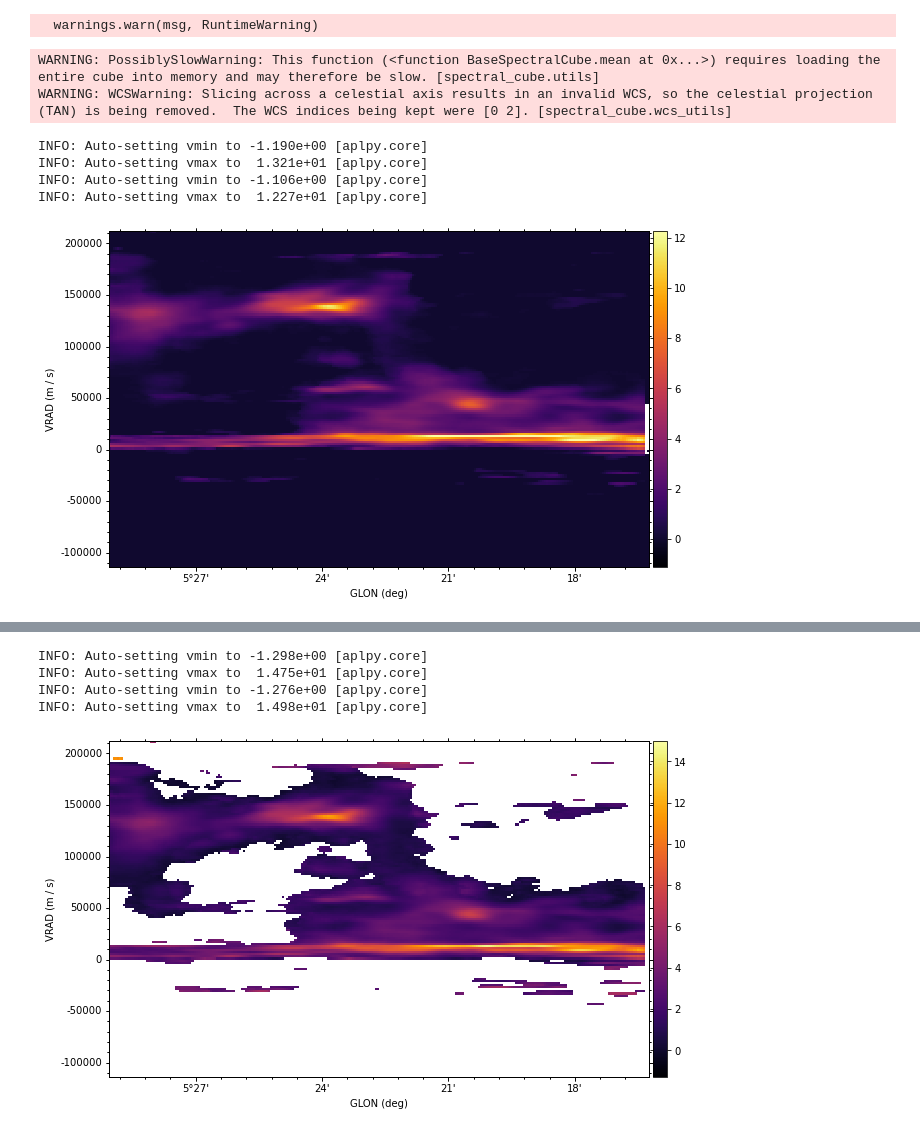
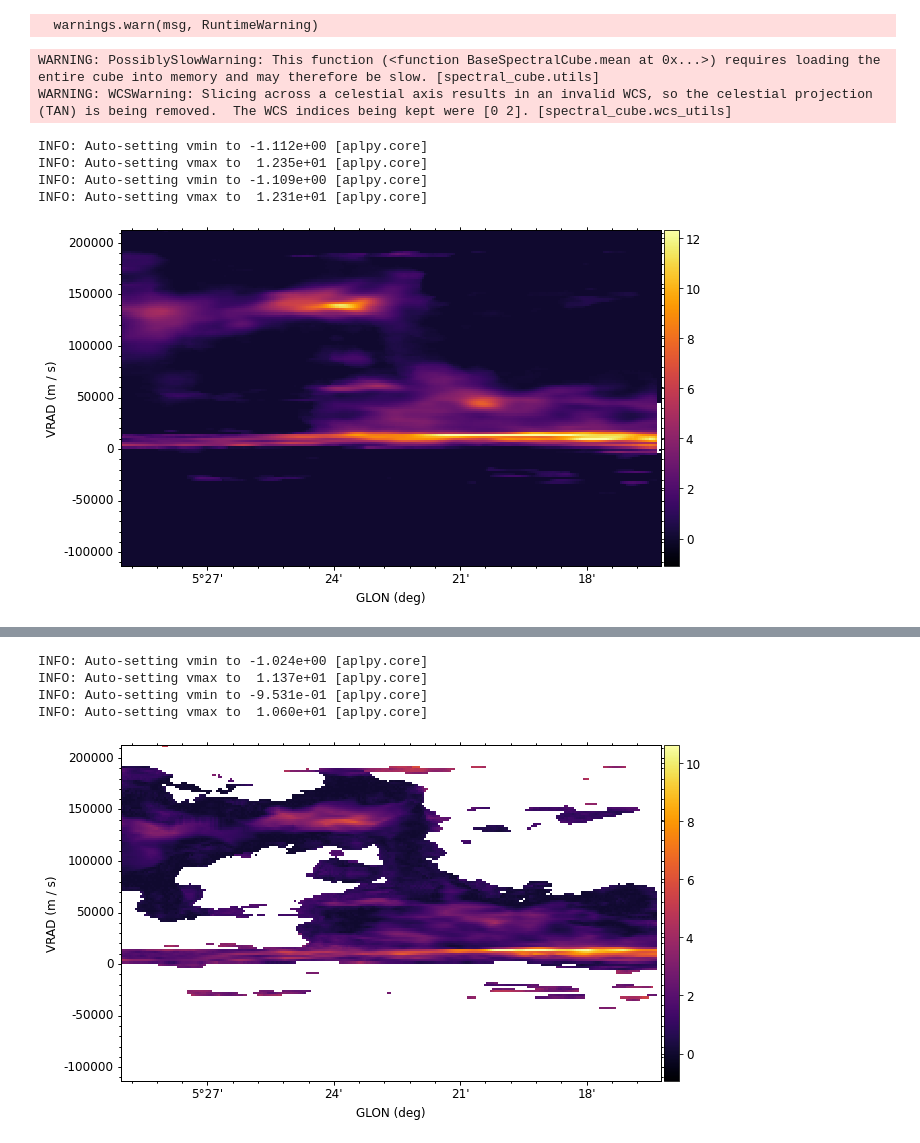
Before and after one commit to SpacialTree/clouds-g5-b1, a Jupyter notebook: downsampling.ipynb, the cells around one changed output, grey strips where cells are left out. Drawn from its saved outputs; the diff is of its cells as text; code cells hidden in the pictures.

```diff
--- a/downsampling.ipynb
+++ b/downsampling.ipynb
@@ -397,11 +415,11 @@ def funct(tau, A): # = R
 def F_25(tau, R=20, A=25):
     return R - funct(tau, A)
 
-def piecewise(slice17, slice29, inter, mini=1, maxi=25, std=0.05):
+def piecewise(slice17, slice29, inter, mini=1., maxi=25., std=0.05):
     gel = np.zeros(slice17.shape)
     for g in range(len(gel)):
         val = slice17[g] / slice29[g]
-        if np.logical_or(np.less(slice17[g], std), np.less(slice29[g], std)):
+        if np.logical_or(np.less(slice17[g], std*maxi/5), np.less(slice29[g], std)):
             gel[g] = 0
         elif np.less(val, mini):
             gel[g] = 0
@@ -442,7 +460,7 @@ for ch in range(spec_cube_29.shape[0]):
     chan17 = cube_arr17[ch]
     long29 = reshape_arr(chan29)
     long17 = reshape_arr(chan17)
-    tau_chan = piecewise(long17, long29, tau_f40, mini=1, maxi=40, std=0.05)
+    tau_chan = piecewise(long17, long29, tau_f40, mini=1., maxi=40., std=0.05)
     tau_cube_40[ch] = shape_back_arr(tau_chan, chan29.shape)
 # %%
 tau_spec_cube_40 = SpectralCube(tau_cube_40, spec_cube_29.wcs)
@@ -452,15 +470,15 @@ cu_mean_40.FITSFigure.show_colorscale(cmap='inferno')
 # %% [output]
 WARNING: PossiblySlowWarning: This function (<function BaseSpectralCube.mean at 0x...>) requires loading the entire cube into memory and may therefore be slow. [spectral_cube.utils]
 WARNING: WCSWarning: Slicing across a celestial axis results in an invalid WCS, so the celestial projection (TAN) is being removed.  The WCS indices being kept were [0 2]. [spectral_cube.wcs_utils]
-INFO: Auto-setting vmin to -1.190e+00 [aplpy.core]
-INFO: Auto-setting vmax to  1.321e+01 [aplpy.core]
-INFO: Auto-setting vmin to -1.106e+00 [aplpy.core]
-INFO: Auto-setting vmax to  1.227e+01 [aplpy.core]
+INFO: Auto-setting vmin to -1.112e+00 [aplpy.core]
+INFO: Auto-setting vmax to  1.235e+01 [aplpy.core]
+INFO: Auto-setting vmin to -1.109e+00 [aplpy.core]
+INFO: Auto-setting vmax to  1.231e+01 [aplpy.core]
-[figure, old version]
+[figure, new version]
 # %%
 mas_40 = tau_spec_cube_40 < 40 and tau_spec_cube_40 != 0
 #mas_40_2 = tau_spec_cube_40 != 0
-cu_mean_40 = tau_spec_cube_40.with_mask(mas_40).mean(axis=1)
+cu_mean_40 = tau_spec_cube_40.with_mask(mas_40).min(axis=1)
 cu_mean_40.quicklook()
 cu_mean_40.FITSFigure.show_colorscale(cmap='inferno')
 # %% [output]
@@ -468,9 +486,9 @@ WARNING: PossiblySlowWarning: This function (<function BaseSpectralCube.mean at
 WARNING: WCSWarning: Slicing across a celestial axis results in an invalid WCS, so the celestial projection (TAN) is being removed.  The WCS indices being kept were [0 2]. [spectral_cube.wcs_utils]
-INFO: Auto-setting vmin to -1.298e+00 [aplpy.core]
-INFO: Auto-setting vmax to  1.475e+01 [aplpy.core]
-INFO: Auto-setting vmin to -1.276e+00 [aplpy.core]
-INFO: Auto-setting vmax to  1.498e+01 [aplpy.core]
+INFO: Auto-setting vmin to -1.024e+00 [aplpy.core]
+INFO: Auto-setting vmax to  1.137e+01 [aplpy.core]
+INFO: Auto-setting vmin to -9.531e-01 [aplpy.core]
+INFO: Auto-setting vmax to  1.060e+01 [aplpy.core]
-[figure, old version]
+[figure, new version]
 # %%
 arr_bridge = np.array(tau_spec_cube_40.with_mask(mask_bridge[:, None, :]).with_mask(mas_40).flattened())
 arr_G5a = np.array(tau_spec_cube_40.with_mask(mask_G5a[:, None, :]).with_mask(mas_40).flattened())
```
Also changed, not shown: parts of 26 cells of this notebook, 4 other files.
